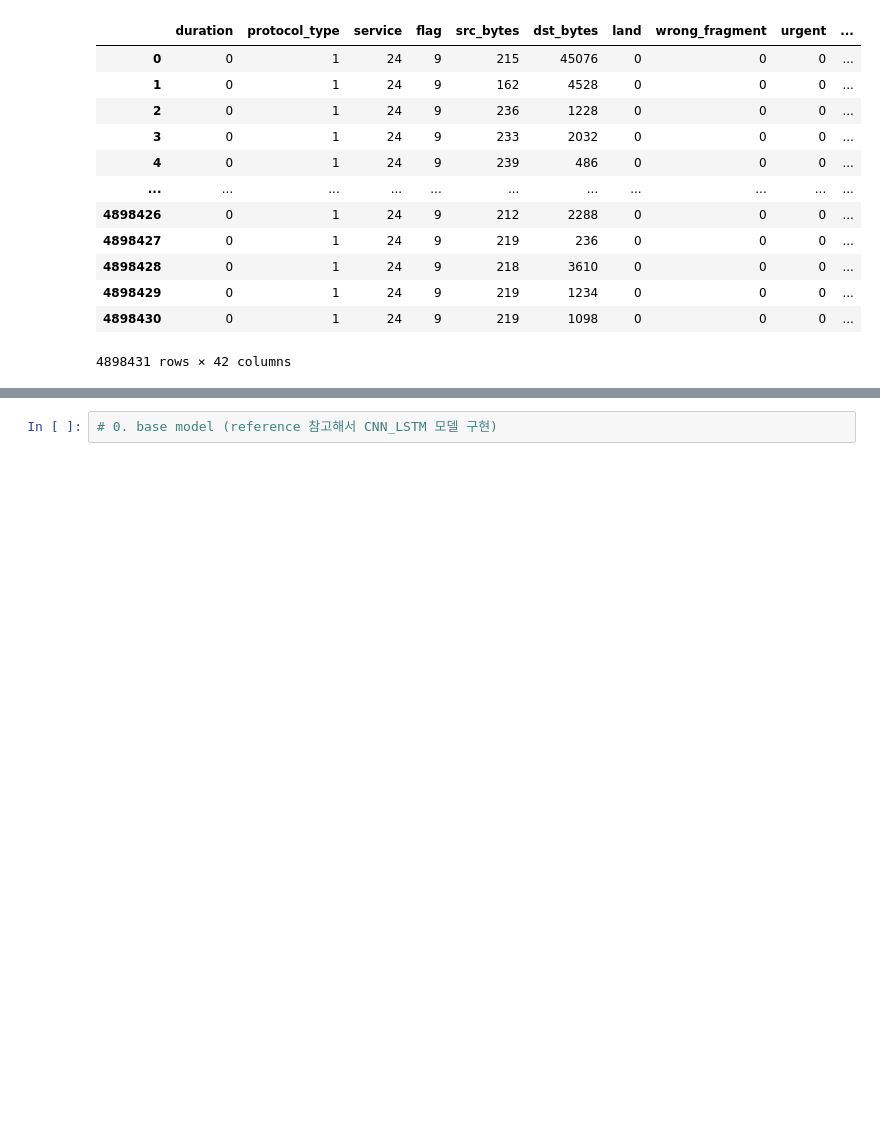
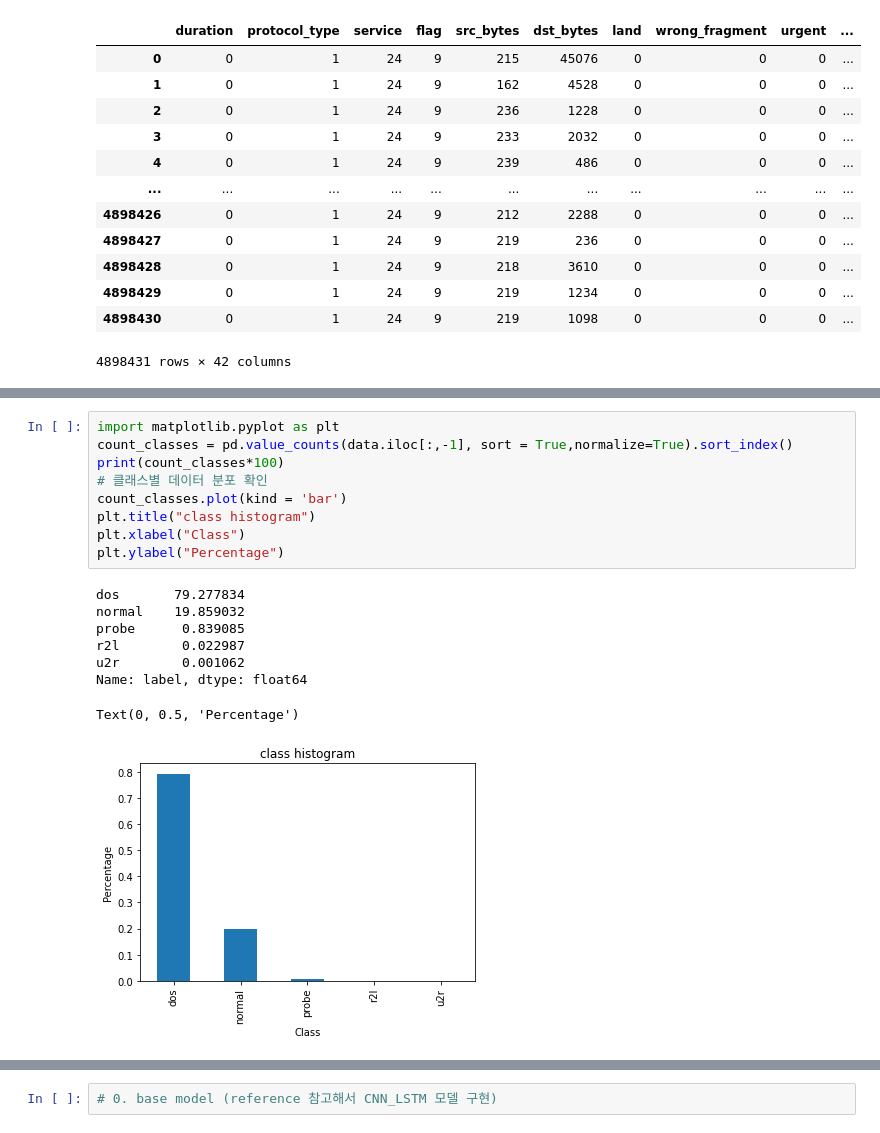
Before and after one commit to Taeseon-Baek/AI_Project, a Jupyter notebook: AI_teamproject_developed.ipynb, the cells around one changed output, grey strips where cells are left out. Saved outputs shown, nothing was run; the diff lists cells and outputs as text; blank space fills up the shorter version.

```diff
--- a/AI_teamproject_developed.ipynb
+++ b/AI_teamproject_developed.ipynb
@@ -132,3 +167,21 @@ X_valid = np.reshape(testT, (testT.shape[0],testT.shape[1],1))
+# %%
+import matplotlib.pyplot as plt
+count_classes = pd.value_counts(data.iloc[:,-1], sort = True,normalize=True).sort_index()
+print(count_classes*100)
+# 클래스별 데이터 분포 확인
+count_classes.plot(kind = 'bar')
+plt.title("class histogram")
+plt.xlabel("Class")
+plt.ylabel("Percentage")
+# %% [output]
+dos       79.277834
+normal    19.859032
+probe      0.839085
+r2l        0.022987
+u2r        0.001062
+Name: label, dtype: float64
+Text(0, 0.5, 'Percentage')
+[figure, added]
 # %%
 import matplotlib.pyplot as plt
 count_classes = pd.value_counts(y_train, sort = True,normalize=True).sort_index()
```
Also changed, not shown: parts of 47 cells of this notebook.
